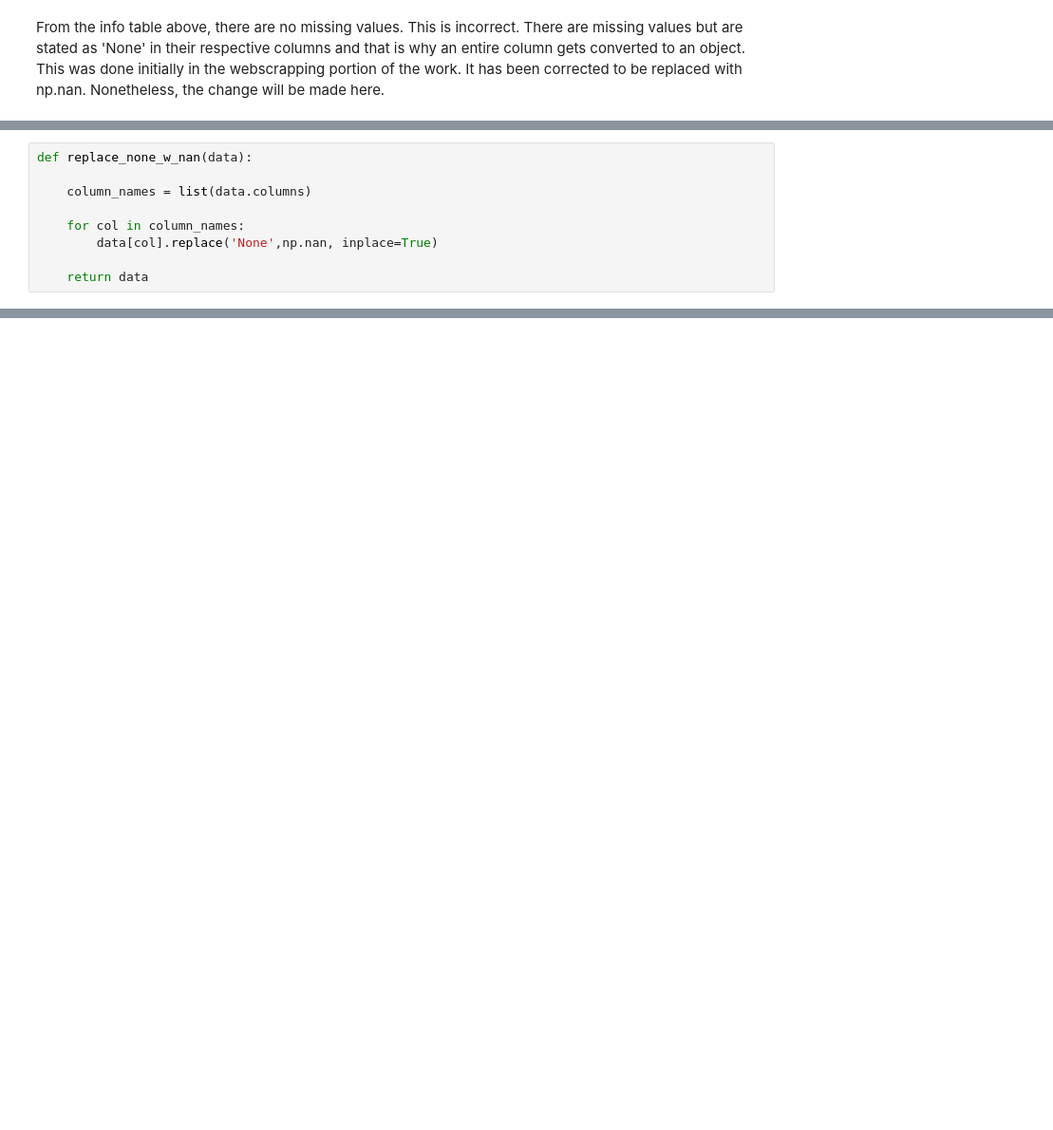
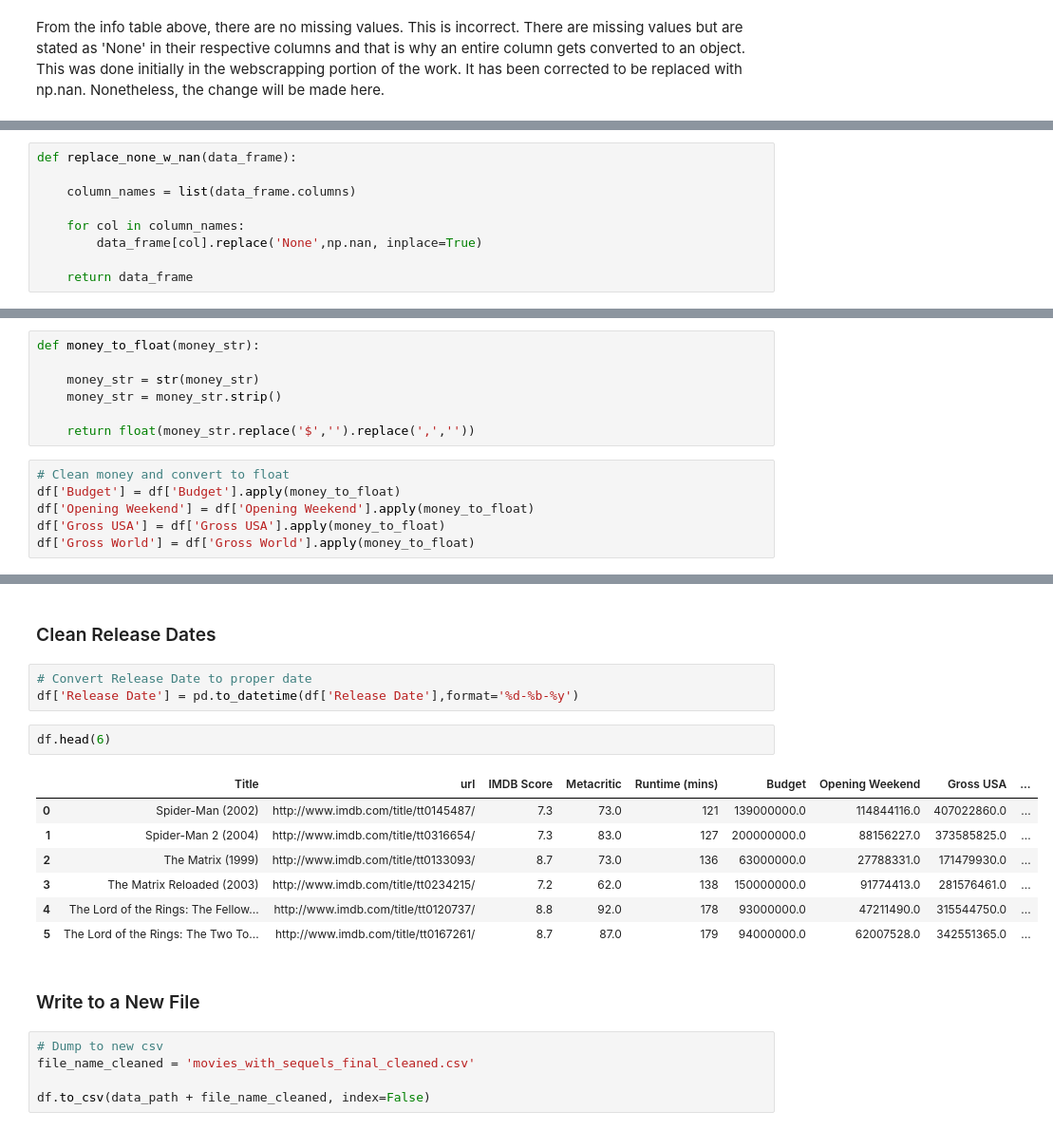
Before and after one commit to phoitack/Springboard_MEC_3.5.2_Capstone_submission, a Jupyter notebook: Box_Office_Movie_Franchise_Predictor.ipynb, the cells around one changed output, grey strips where cells are left out. Shown: that part at 95% size. Drawn from its saved outputs; the diff is of its cells as text; blank space fills up the shorter version.

Commit message:
Added cleaned data

```diff
--- a/Box_Office_Movie_Franchise_Predictor.ipynb
+++ b/Box_Office_Movie_Franchise_Predictor.ipynb
@@ -53,12 +77,12 @@ From the info table above, there are no missing values. This is incorrect. There
 # %%
-def replace_none_w_nan(data):
+def replace_none_w_nan(data_frame):
 
-    column_names = list(data.columns)
+    column_names = list(data_frame.columns)
 
     for col in column_names:
-        data[col].replace('None',np.nan, inplace=True)
+        data_frame[col].replace('None',np.nan, inplace=True)
 
-    return data
+    return data_frame
 # %%
 df = replace_none_w_nan(df)
 
@@ -86,0 +121,13 @@ memory usage: 109.8+ KB
+# %%
+def money_to_float(money_str):
+
+    money_str = str(money_str)
+    money_str = money_str.strip()
+
+    return float(money_str.replace('$','').replace(',',''))
+# %%
+# Clean money and convert to float
+df['Budget'] = df['Budget'].apply(money_to_float)
+df['Opening Weekend'] = df['Opening Weekend'].apply(money_to_float)
+df['Gross USA'] = df['Gross USA'].apply(money_to_float)
+df['Gross World'] = df['Gross World'].apply(money_to_float)
@@ -86,0 +157,22 @@ memory usage: 109.8+ KB
+# %% [markdown]
+### Clean Release Dates
+# %%
+# Convert Release Date to proper date
+df['Release Date'] = pd.to_datetime(df['Release Date'],format='%d-%b-%y')
+# %%
+df.head(6)
+# %% [output]
+|  | Title | url | IMDB Score | Metacritic | Runtime (mins) | Budget | Opening Weekend | Gross USA | ... |
+| 0 | Spider-Man (2002) | http://www.imdb.com/title/tt0145487/ | 7.3 | 73.0 | 121 | 139000000.0 | 114844116.0 | 407022860.0 | ... |
+| 1 | Spider-Man 2 (2004) | http://www.imdb.com/title/tt0316654/ | 7.3 | 83.0 | 127 | 200000000.0 | 88156227.0 | 373585825.0 | ... |
+| 2 | The Matrix (1999) | http://www.imdb.com/title/tt0133093/ | 8.7 | 73.0 | 136 | 63000000.0 | 27788331.0 | 171479930.0 | ... |
+| 3 | The Matrix Reloaded (2003) | http://www.imdb.com/title/tt0234215/ | 7.2 | 62.0 | 138 | 150000000.0 | 91774413.0 | 281576461.0 | ... |
+| 4 | The Lord of the Rings: The Fellow... | http://www.imdb.com/title/tt0120737/ | 8.8 | 92.0 | 178 | 93000000.0 | 47211490.0 | 315544750.0 | ... |
+| 5 | The Lord of the Rings: The Two To... | http://www.imdb.com/title/tt0167261/ | 8.7 | 87.0 | 179 | 94000000.0 | 62007528.0 | 342551365.0 | ... |
+# %% [markdown]
+### Write to a New File
+# %%
+# Dump to new csv
+file_name_cleaned = 'movies_with_sequels_final_cleaned.csv'
+
+df.to_csv(data_path + file_name_cleaned, index=False)
```
Also changed, not shown: parts of 16 cells of this notebook, 4 other files.
